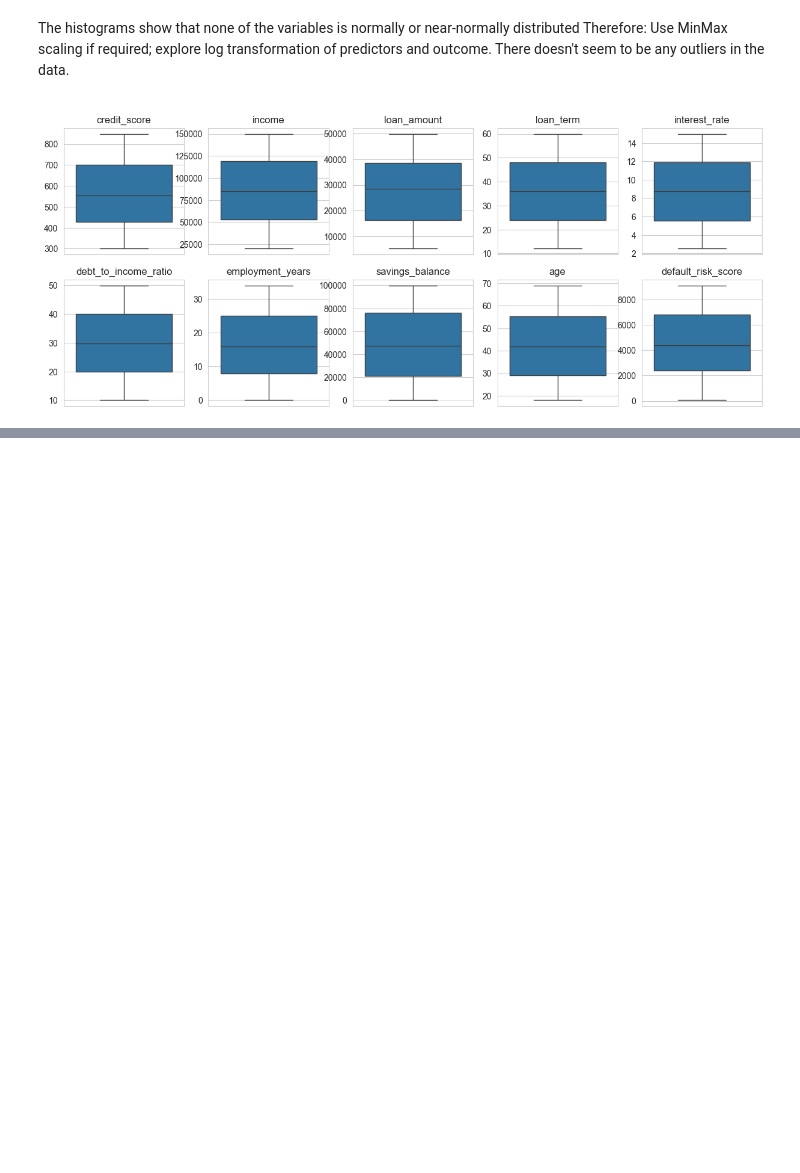
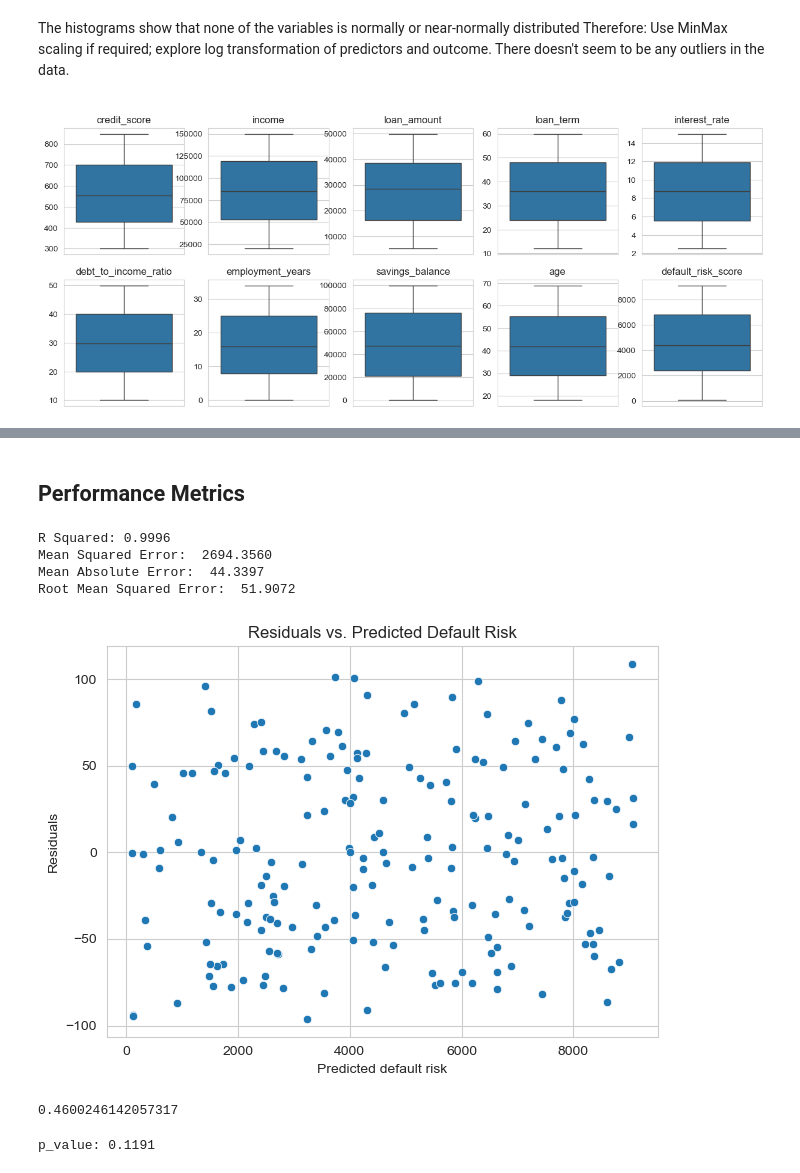
Before and after one commit to WaMuriithi/GroupE_LuxDevDS-AI, a Jupyter notebook: group_project.ipynb, the cells around one changed output, grey strips where cells are left out. Saved outputs shown, nothing was run; the diff lists cells and outputs as text; code cells hidden in the pictures; blank space fills up the shorter version.

Commit message:
Model and metrics

```diff
--- a/group_project.ipynb
+++ b/group_project.ipynb
@@ -131,0 +269,9 @@ plt.show()
+# %%
+# Model using loan amount alone
+
+X_amount = train['loan_amount']
+
+# Linear model
+results_amount = sm.OLS(y, sm.add_constant(X_amount)).fit()
+
+print(results_amount.summary())
@@ -131,0 +296,55 @@ plt.show()
+# %% [markdown]
+## Performance Metrics
+# %%
+# R squared
+test = pd.read_csv("test.csv")
+
+X = sm.add_constant(test['loan_amount'])
+y= test['default_risk_score']
+
+y_pred = results_amount.predict(X)
+r_squared = r2_score(y, y_pred)
+
+# Mean squared error
+mse = mean_squared_error(y, y_pred)
+
+# Mean absolute error
+mae = mean_absolute_error(y, y_pred)
+
+# Root Mean Squared Error
+rmse = root_mean_squared_error(y, y_pred)
+
+print(f"R Squared: {r_squared:.4f}")
+print(f"Mean Squared Error: {mse: .4f}")
+print(f"Mean Absolute Error: {mae: .4f}")
+print(f"Root Mean Squared Error: {rmse: .4f}")
+# %% [output]
+R Squared: 0.9996
+Mean Squared Error:  2694.3560
+Mean Absolute Error:  44.3397
+Root Mean Squared Error:  51.9072
+# %%
+# Homoscedasticity
+residuals = y_pred - y
+
+sns.scatterplot(x=y_pred, y= residuals)
+plt.xlabel("Predicted default risk")
+plt.ylabel("Residuals")
+plt.title("Residuals vs. Predicted Default Risk")
+plt.tight_layout()
+
+plt.show()
+# %% [output]
+[figure, added]
+# %%
+# Breusch-Pagan test
+_, p_value, _, _ =sm.stats.diagnostic.het_breuschpagan(residuals, X)
+p_value
+# %% [output]
+0.4600246142057317
+# %%
+# Goldfeld-Quandt test
+results = sm.stats.diagnostic.het_goldfeldquandt(residuals, X)
+print(f"p_value: {results[1]:.4f}")
+# %% [output]
+p_value: 0.1191
```
Also changed, not shown: parts of 11 cells of this notebook.
